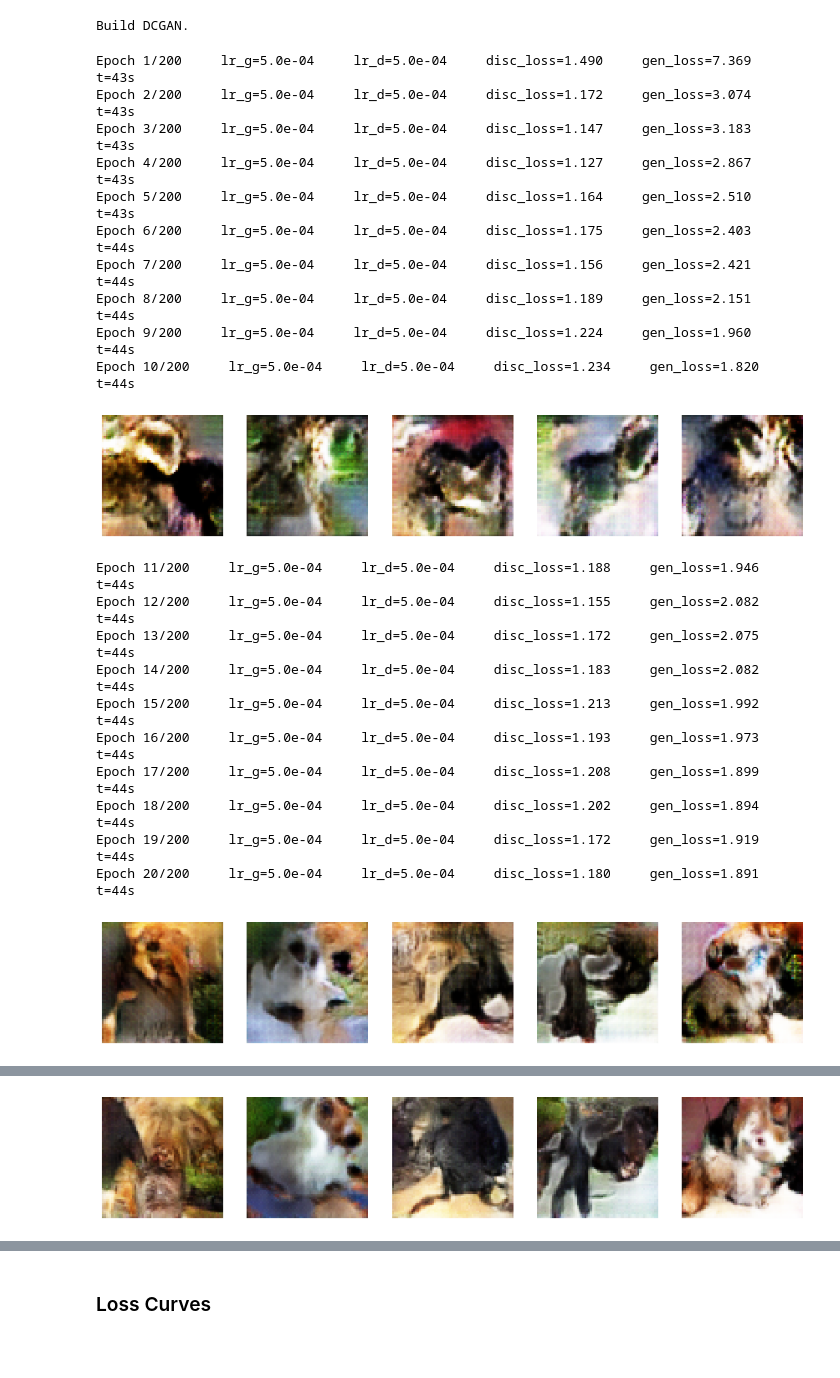
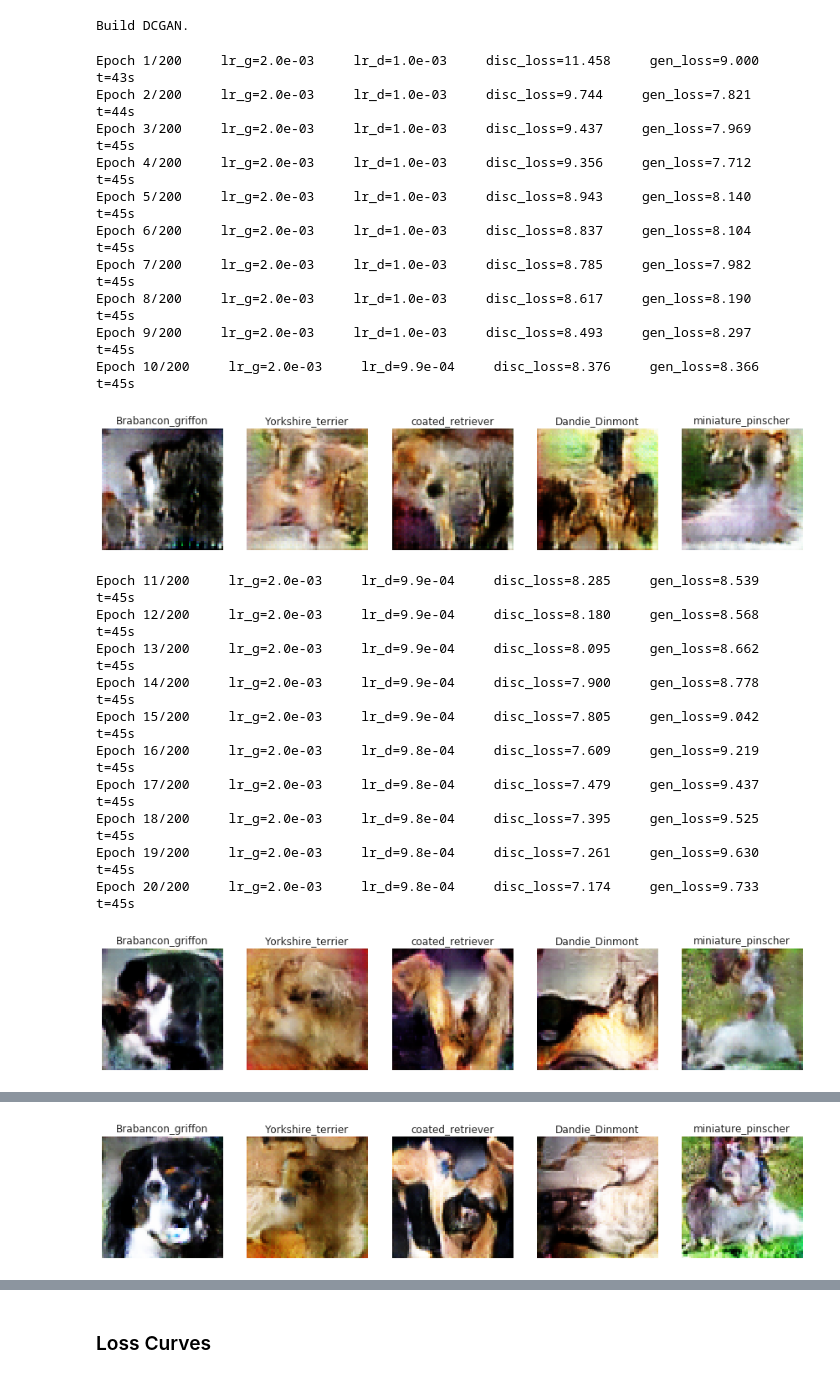
Before and after one commit to TheoViel/DCGAN_Dogs, a Jupyter notebook: notebooks/DCGAN.ipynb, the cells around one changed output, grey strips where cells are left out. Cells and saved outputs as stored; diff of their text form; code cells hidden in the pictures; blank space fills up the shorter version.

Commit message:
modif plot to add classé

```diff
--- a/notebooks/DCGAN.ipynb
+++ b/notebooks/DCGAN.ipynb
@@ -237 +226,16 @@ epochs = 200
+# %%
+nb_ft = 64
+embed_dim = nb_ft
+# %%
+epochs = 200
+batch_size = 64
+
+lr_g = 1e-3
+lr_d = 5e-4
+# %%
+scheduler = True
+
+if scheduler:
+    lr_g *= 2
+    lr_d *= 2
 # %%
@@ -254,7 +257,7 @@ generator = DCGanGenerator(
     latent_dim=latent_dim,
     nb_classes=nb_classes,
     embedding_dim=embed_dim,
-    conditional=conditional,
+    conditional=conditional or auxiliary_clf,
     use_bn=use_bn,
 ).cuda()
 
@@ -267,30 +270,31 @@ Build DCGAN.
 # %%
 infos = fit(discriminator, generator, dataset, latent_dim=latent_dim,
             epochs=epochs, batch_size=batch_size,
             lr_g=lr_g, lr_d=lr_d, scheduler=scheduler,
             class_loss_weight=class_loss_weight,
             use_ft_matching=use_ft_matching,
-            label_smoothing=label_smoothing)
+            label_smoothing=label_smoothing,
+            conditional=generator.conditional)
 # %% [output]
-Epoch 1/200     lr_g=5.0e-04     lr_d=5.0e-04     disc_loss=1.490     gen_loss=7.369     t=43s
-Epoch 2/200     lr_g=5.0e-04     lr_d=5.0e-04     disc_loss=1.172     gen_loss=3.074     t=43s
-Epoch 3/200     lr_g=5.0e-04     lr_d=5.0e-04     disc_loss=1.147     gen_loss=3.183     t=43s
-Epoch 4/200     lr_g=5.0e-04     lr_d=5.0e-04     disc_loss=1.127     gen_loss=2.867     t=43s
-Epoch 5/200     lr_g=5.0e-04     lr_d=5.0e-04     disc_loss=1.164     gen_loss=2.510     t=43s
-Epoch 6/200     lr_g=5.0e-04     lr_d=5.0e-04     disc_loss=1.175     gen_loss=2.403     t=44s
-Epoch 7/200     lr_g=5.0e-04     lr_d=5.0e-04     disc_loss=1.156     gen_loss=2.421     t=44s
-Epoch 8/200     lr_g=5.0e-04     lr_d=5.0e-04     disc_loss=1.189     gen_loss=2.151     t=44s
-Epoch 9/200     lr_g=5.0e-04     lr_d=5.0e-04     disc_loss=1.224     gen_loss=1.960     t=44s
-Epoch 10/200     lr_g=5.0e-04     lr_d=5.0e-04     disc_loss=1.234     gen_loss=1.820     t=44s
+Epoch 1/200     lr_g=2.0e-03     lr_d=1.0e-03     disc_loss=11.458     gen_loss=9.000     t=43s
+Epoch 2/200     lr_g=2.0e-03     lr_d=1.0e-03     disc_loss=9.744     gen_loss=7.821     t=44s
+Epoch 3/200     lr_g=2.0e-03     lr_d=1.0e-03     disc_loss=9.437     gen_loss=7.969     t=45s
+Epoch 4/200     lr_g=2.0e-03     lr_d=1.0e-03     disc_loss=9.356     gen_loss=7.712     t=45s
+Epoch 5/200     lr_g=2.0e-03     lr_d=1.0e-03     disc_loss=8.943     gen_loss=8.140     t=45s
+Epoch 6/200     lr_g=2.0e-03     lr_d=1.0e-03     disc_loss=8.837     gen_loss=8.104     t=45s
+Epoch 7/200     lr_g=2.0e-03     lr_d=1.0e-03     disc_loss=8.785     gen_loss=7.982     t=45s
+Epoch 8/200     lr_g=2.0e-03     lr_d=1.0e-03     disc_loss=8.617     gen_loss=8.190     t=45s
+Epoch 9/200     lr_g=2.0e-03     lr_d=1.0e-03     disc_loss=8.493     gen_loss=8.297     t=45s
+Epoch 10/200     lr_g=2.0e-03     lr_d=9.9e-04     disc_loss=8.376     gen_loss=8.366     t=45s
-[figure, old version]
+[figure, new version]
-Epoch 11/200     lr_g=5.0e-04     lr_d=5.0e-04     disc_loss=1.188     gen_loss=1.946     t=44s
-Epoch 12/200     lr_g=5.0e-04     lr_d=5.0e-04     disc_loss=1.155     gen_loss=2.082     t=44s
-Epoch 13/200     lr_g=5.0e-04     lr_d=5.0e-04     disc_loss=1.172     gen_loss=2.075     t=44s
-Epoch 14/200     lr_g=5.0e-04     lr_d=5.0e-04     disc_loss=1.183     gen_loss=2.082     t=44s
-Epoch 15/200     lr_g=5.0e-04     lr_d=5.0e-04     disc_loss=1.213     gen_loss=1.992     t=44s
-Epoch 16/200     lr_g=5.0e-04     lr_d=5.0e-04     disc_loss=1.193     gen_loss=1.973     t=44s
-Epoch 17/200     lr_g=5.0e-04     lr_d=5.0e-04     disc_loss=1.208     gen_loss=1.899     t=44s
-Epoch 18/200     lr_g=5.0e-04     lr_d=5.0e-04     disc_loss=1.202     gen_loss=1.894     t=44s
-Epoch 19/200     lr_g=5.0e-04     lr_d=5.0e-04     disc_loss=1.172     gen_loss=1.919     t=44s
-Epoch 20/200     lr_g=5.0e-04     lr_d=5.0e-04     disc_loss=1.180     gen_loss=1.891     t=44s
+Epoch 11/200     lr_g=2.0e-03     lr_d=9.9e-04     disc_loss=8.285     gen_loss=8.539     t=45s
+Epoch 12/200     lr_g=2.0e-03     lr_d=9.9e-04     disc_loss=8.180     gen_loss=8.568     t=45s
+Epoch 13/200     lr_g=2.0e-03     lr_d=9.9e-04     disc_loss=8.095     gen_loss=8.662     t=45s
+Epoch 14/200     lr_g=2.0e-03     lr_d=9.9e-04     disc_loss=7.900     gen_loss=8.778     t=45s
+Epoch 15/200     lr_g=2.0e-03     lr_d=9.9e-04     disc_loss=7.805     gen_loss=9.042     t=45s
+Epoch 16/200     lr_g=2.0e-03     lr_d=9.8e-04     disc_loss=7.609     gen_loss=9.219     t=45s
+Epoch 17/200     lr_g=2.0e-03     lr_d=9.8e-04     disc_loss=7.479     gen_loss=9.437     t=45s
+Epoch 18/200     lr_g=2.0e-03     lr_d=9.8e-04     disc_loss=7.395     gen_loss=9.525     t=45s
+Epoch 19/200     lr_g=2.0e-03     lr_d=9.8e-04     disc_loss=7.261     gen_loss=9.630     t=45s
+Epoch 20/200     lr_g=2.0e-03     lr_d=9.8e-04     disc_loss=7.174     gen_loss=9.733     t=45s
-[figure, old version]
+[figure, new version]
@@ -307 +311 @@ Epoch 30/200     lr_g=5.0e-04     lr_d=5.0e-04     disc_loss=0.936     gen_loss=
-[figure, old version]
+[figure, new version]
```
Also changed, not shown: parts of 14 cells of this notebook, 4 other files.
